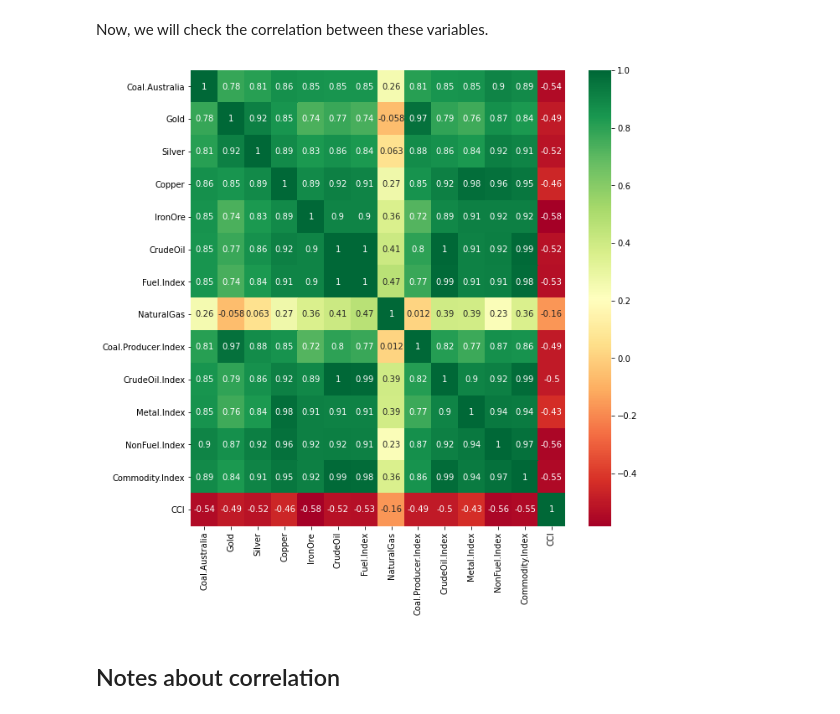
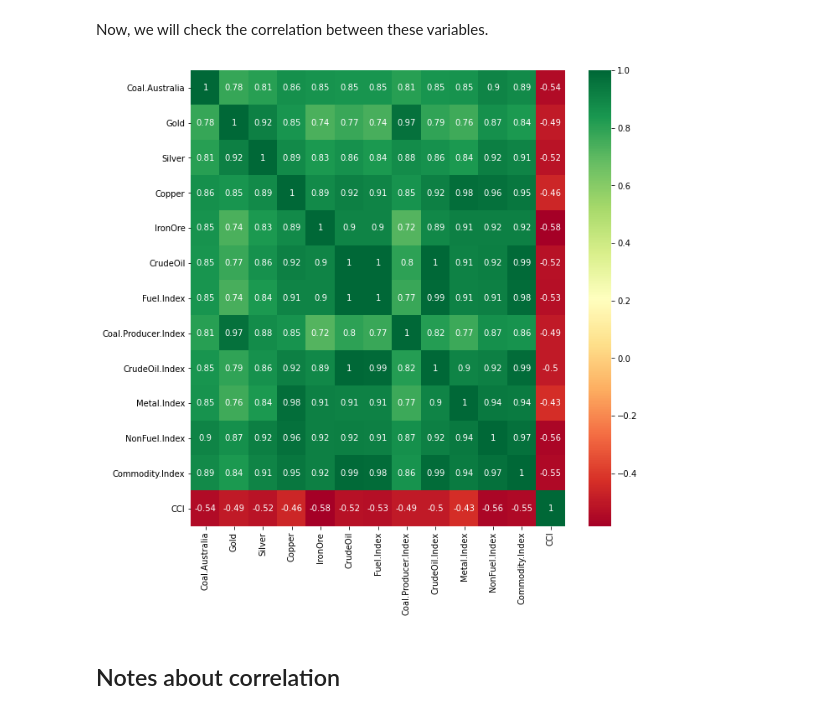
Before and after one commit to kartikeysharma95UZH/Big-Data-Analytics, a Jupyter notebook: ARIMA.ipynb, the cells around one changed output. Cells and saved outputs as stored; diff of their text form; code cells hidden in the pictures.

```diff
--- a/ARIMA.ipynb
+++ b/ARIMA.ipynb
@@ -125,11 +125,11 @@ Name: Coal.SA, dtype: float64
 # %% [markdown]
 Now, we will check the correlation between these variables.
 # %%
-rf_df = df[['Coal.Australia', 'Gold','Silver','Copper','IronOre','CrudeOil','Fuel.Index','NaturalGas','Coal.Producer.Index','CrudeOil.Index','Metal.Index','NonFuel.Index','Commodity.Index','CCI']]
+rf_df = df[['Coal.Australia', 'Gold','Silver','Copper','IronOre','CrudeOil','Fuel.Index','Coal.Producer.Index','CrudeOil.Index','Metal.Index','NonFuel.Index','Commodity.Index','CCI']]
 fig, ax = plt.subplots(figsize=(10,10))
 h=sns.heatmap(rf_df.corr(),annot=True,cmap="RdYlGn",ax=ax)
 # %% [output]
-[figure, old version]
+[figure, new version]
 # %% [markdown]
 ## Notes about correlation
 # %% [markdown]
```
Also changed, not shown: parts of 13 cells of this notebook.
